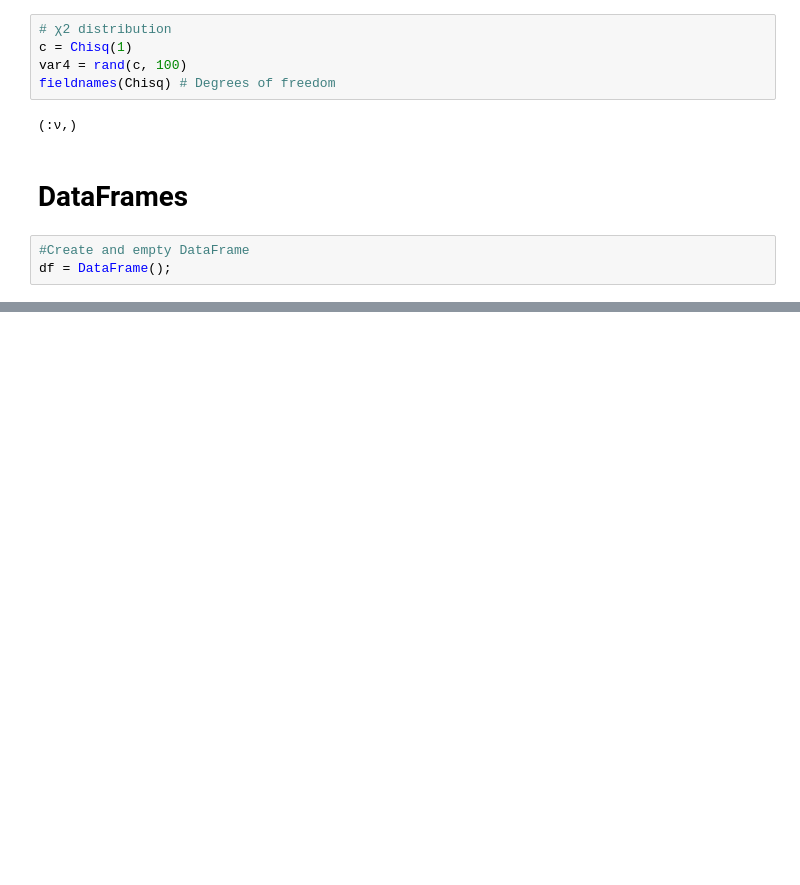
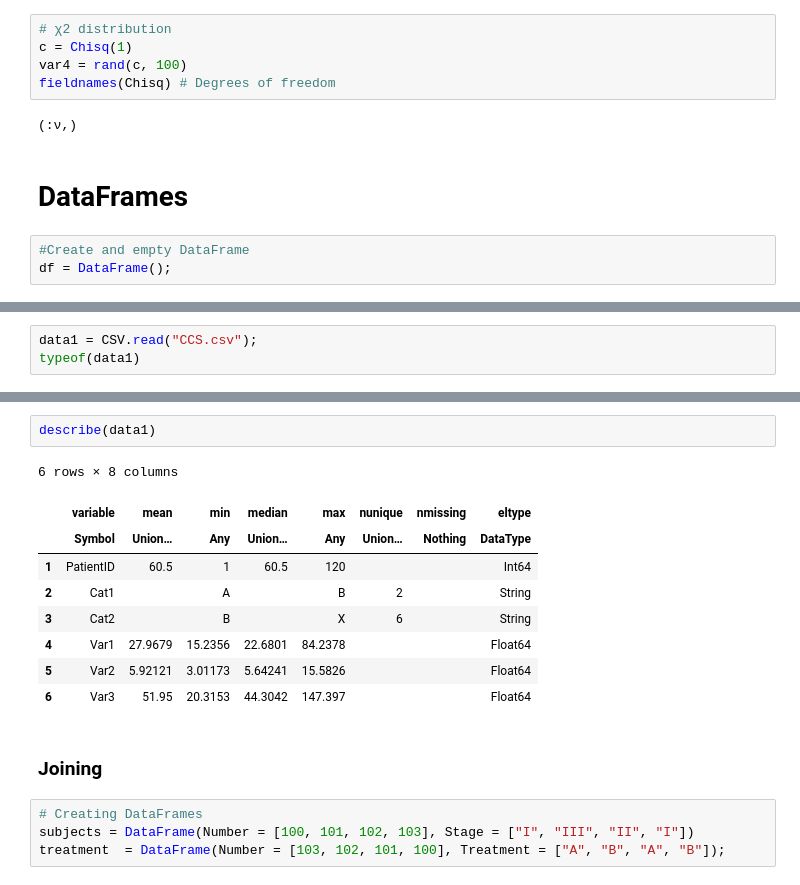
Before and after one commit to lordtt13/Julia-products, a Jupyter notebook: Data.ipynb, the cells around one changed output, grey strips where cells are left out. Drawn from its saved outputs; the diff is of its cells as text; blank space fills up the shorter version.

```diff
--- a/Data.ipynb
+++ b/Data.ipynb
@@ -128,0 +227,3 @@ df2[:, [:A, :C]]
+# %%
+data1 = CSV.read("CCS.csv");
+typeof(data1)
@@ -128,0 +243,18 @@ df2[:, [:A, :C]]
+# %%
+describe(data1)
+# %% [output]
+6 rows × 8 columns
+|  | variable | mean | min | median | max | nunique | nmissing | eltype |
+|  | Symbol | Union… | Any | Union… | Any | Union… | Nothing | DataType |
+| 1 | PatientID | 60.5 | 1 | 60.5 | 120 |  |  | Int64 |
+| 2 | Cat1 |  | A |  | B | 2 |  | String |
+| 3 | Cat2 |  | B |  | X | 6 |  | String |
+| 4 | Var1 | 27.9679 | 15.2356 | 22.6801 | 84.2378 |  |  | Float64 |
+| 5 | Var2 | 5.92121 | 3.01173 | 5.64241 | 15.5826 |  |  | Float64 |
+| 6 | Var3 | 51.95 | 20.3153 | 44.3042 | 147.397 |  |  | Float64 |
+# %% [markdown]
+### Joining
+# %%
+# Creating DataFrames
+subjects = DataFrame(Number = [100, 101, 102, 103], Stage = ["I", "III", "II", "I"])
+treatment  = DataFrame(Number = [103, 102, 101, 100], Treatment = ["A", "B", "A", "B"]);
```
Also changed, not shown: parts of 33 cells of this notebook.
